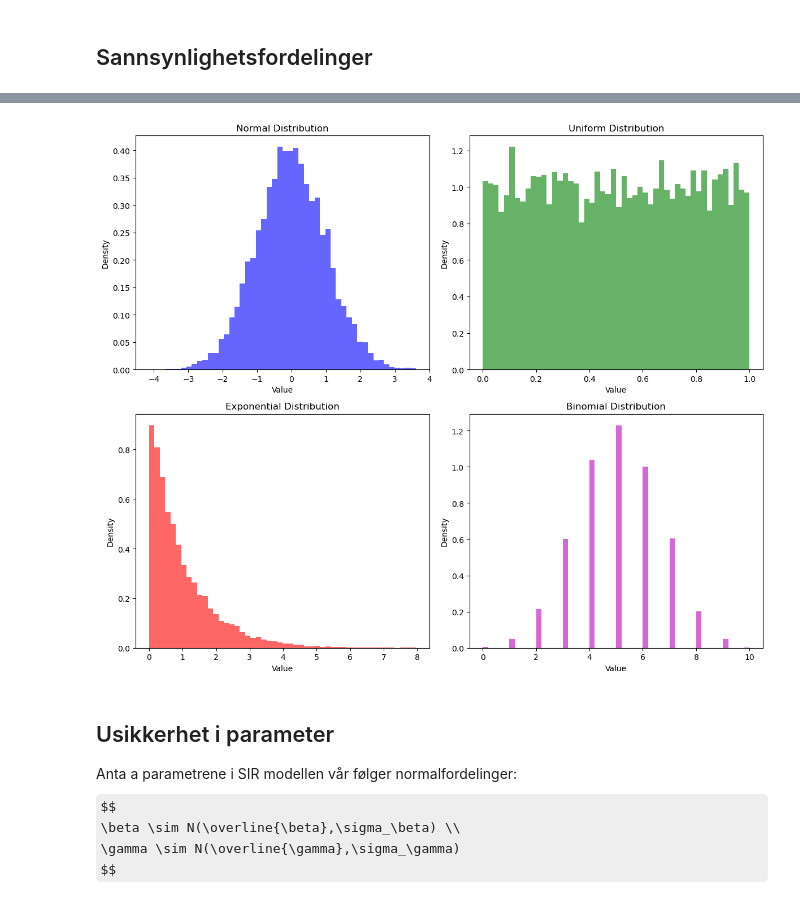
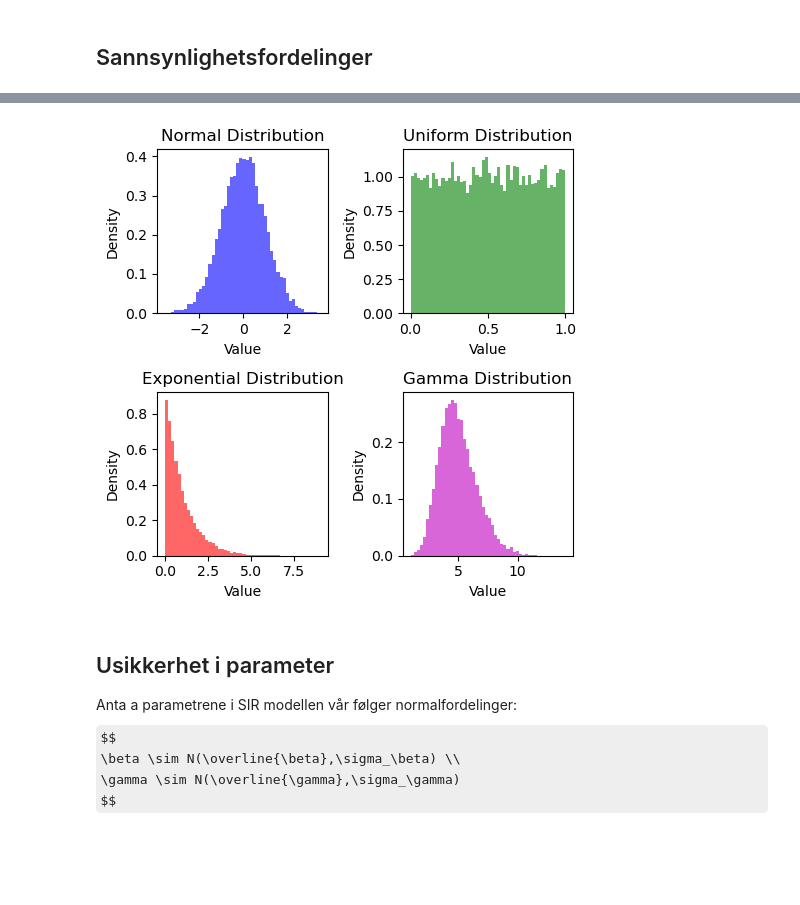
Before and after one commit to galendal/model_prepare, a Jupyter notebook: modelling_demo.ipynb, the cells around one changed output, grey strips where cells are left out. Drawn from its saved outputs; the diff is of its cells as text; code cells hidden in the pictures; some formulas as TeX source; blank space fills up the shorter version.

```diff
--- a/modelling_demo.ipynb
+++ b/modelling_demo.ipynb
@@ -241,43 +181,43 @@ num_samples = 10000
 normal_samples = np.random.normal(loc=0, scale=1, size=num_samples)
 uniform_samples = np.random.uniform(low=0, high=1, size=num_samples)
 exponential_samples = np.random.exponential(scale=1, size=num_samples)
-binomial_samples = np.random.binomial(n=10, p=0.5, size=num_samples)
+gamma_samples = np.random.gamma(shape=10, scale=0.5, size=num_samples)
 
 # Plot the distributions
-plt.figure(figsize=(12, 10))
+plt.figure(figsize=(5, 5))
 
 # Normal Distribution
 plt.subplot(2, 2, 1)
 plt.hist(normal_samples, bins=50, density=True, alpha=0.6, color='b')
 plt.title('Normal Distribution')
 plt.xlabel('Value')
 plt.ylabel('Density')
 
 # Uniform Distribution
 plt.subplot(2, 2, 2)
 plt.hist(uniform_samples, bins=50, density=True, alpha=0.6, color='g')
 plt.title('Uniform Distribution')
 plt.xlabel('Value')
 plt.ylabel('Density')
 
 # Exponential Distribution
 plt.subplot(2, 2, 3)
 plt.hist(exponential_samples, bins=50, density=True, alpha=0.6, color='r')
 plt.title('Exponential Distribution')
 plt.xlabel('Value')
 plt.ylabel('Density')
 
-# Binomial Distribution
+# Gamma Distribution
 plt.subplot(2, 2, 4)
-plt.hist(binomial_samples, bins=50, density=True, alpha=0.6, color='m')
-plt.title('Binomial Distribution')
+plt.hist(gamma_samples, bins=50, density=True, alpha=0.6, color='m')
+plt.title('Gamma Distribution')
 plt.xlabel('Value')
 plt.ylabel('Density')
 
 plt.tight_layout()
 plt.show()
 # %% [output]
-[figure, old version]
+[figure, new version]
 # %% [markdown]
 ## Usikkerhet i parameter
 Anta a parametrene i SIR modellen vår følger normalfordelinger:
```
Also changed, not shown: parts of 12 cells of this notebook.
